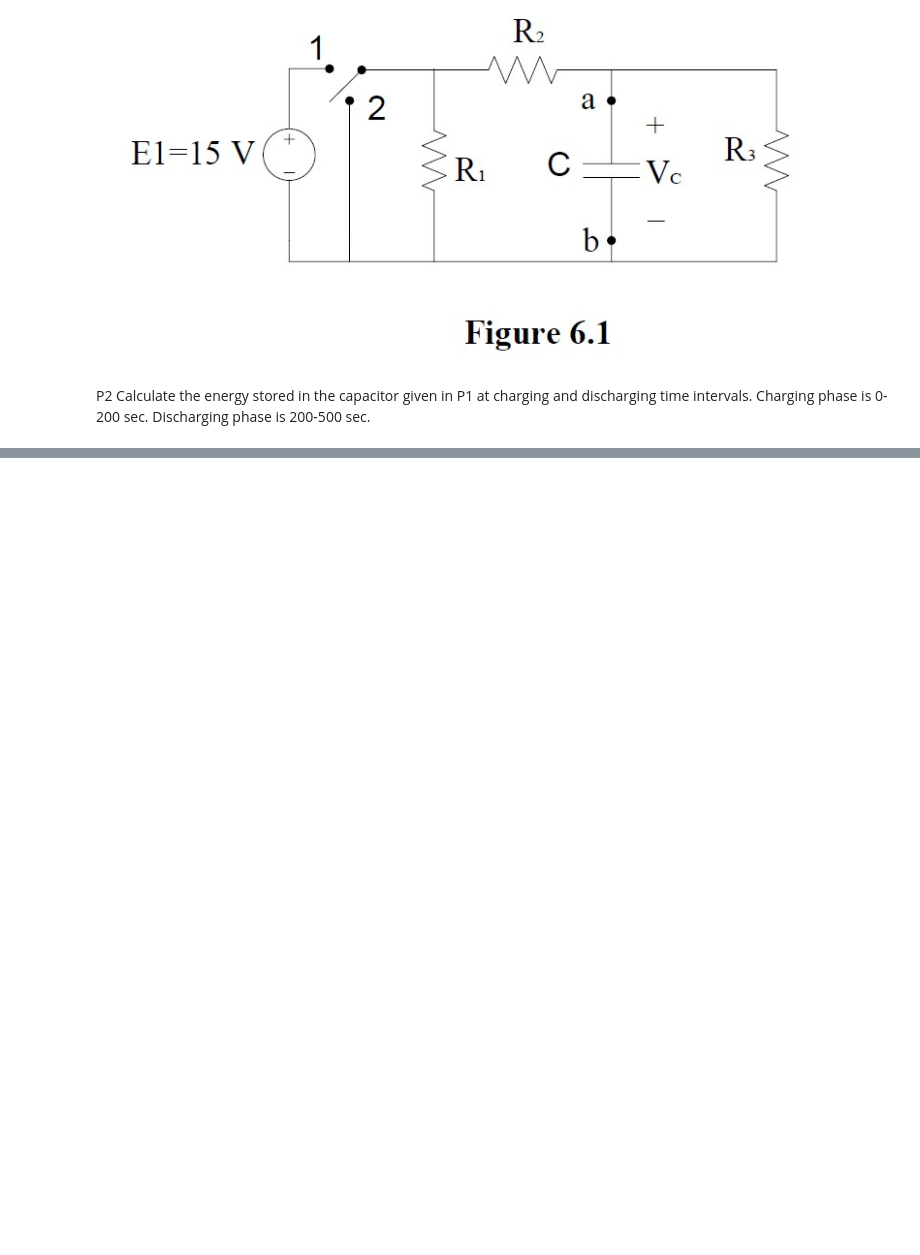
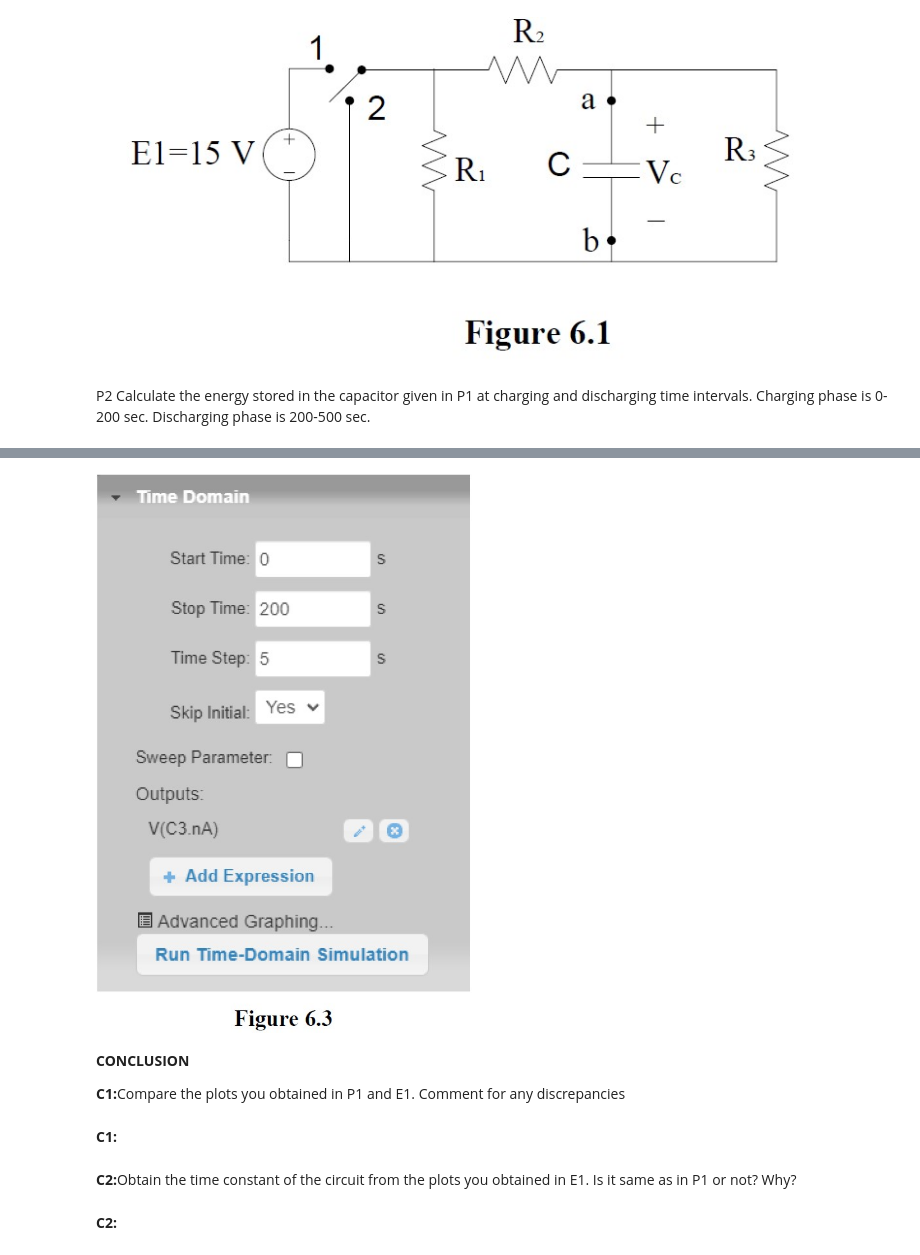
Before and after one commit to Alibakhshov/CHARACTERISTICS-OF-RC-CIRCUITS, a Jupyter notebook: Rauf Alibakhshov_ Lab work 4.ipynb, the cells around one changed output, grey strips where cells are left out. Saved outputs shown, nothing was run; the diff lists cells and outputs as text; code cells hidden in the pictures; blank space fills up the shorter version.

```diff
--- a/Rauf Alibakhshov_ Lab work 4.ipynb
+++ b/Rauf Alibakhshov_ Lab work 4.ipynb
@@ -36,0 +58,14 @@ display.Image("./P2 solution.jpg")
+# %%
+from IPython import display
+display.Image("./Figure 6.3.jpg")
+# %% [output]
+[figure, added]
+# %% [markdown]
+<strong> CONCLUSION </strong>
+<p style="font-family:verdana;"><strong>C1:</strong>Compare the plots you obtained in P1 and E1. Comment for any discrepancies </p>
+# %% [markdown]
+<p style="font-family:verdana;"><strong>C1:</strong> </p>
+# %% [markdown]
+<p style="font-family:verdana;"><strong>C2:</strong>Obtain the time constant of the circuit from the plots you obtained in E1. Is it same as in P1 or not? Why? </p>
+# %% [markdown]
+<p style="font-family:verdana;"><strong>C2:</strong> </p>
```
Also changed, not shown: parts of 3 cells of this notebook, 2 other files.
